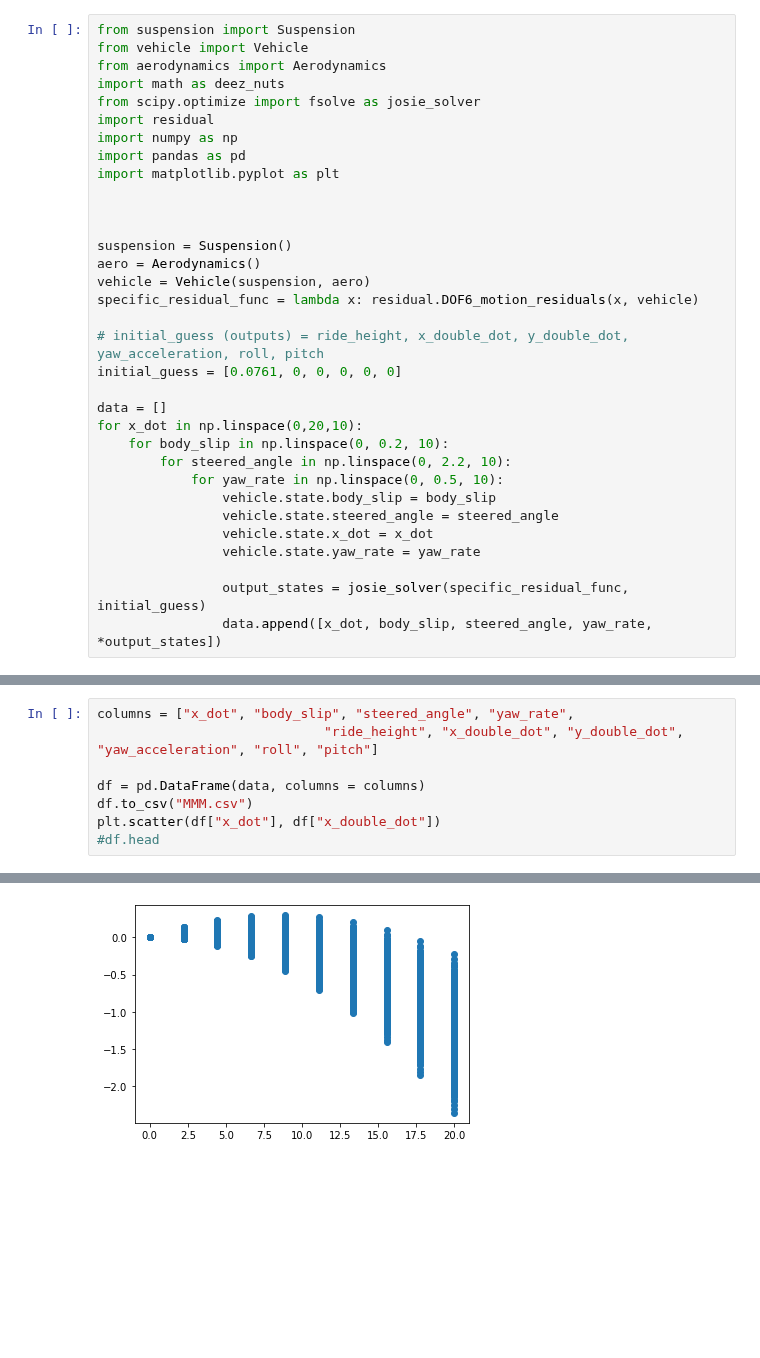
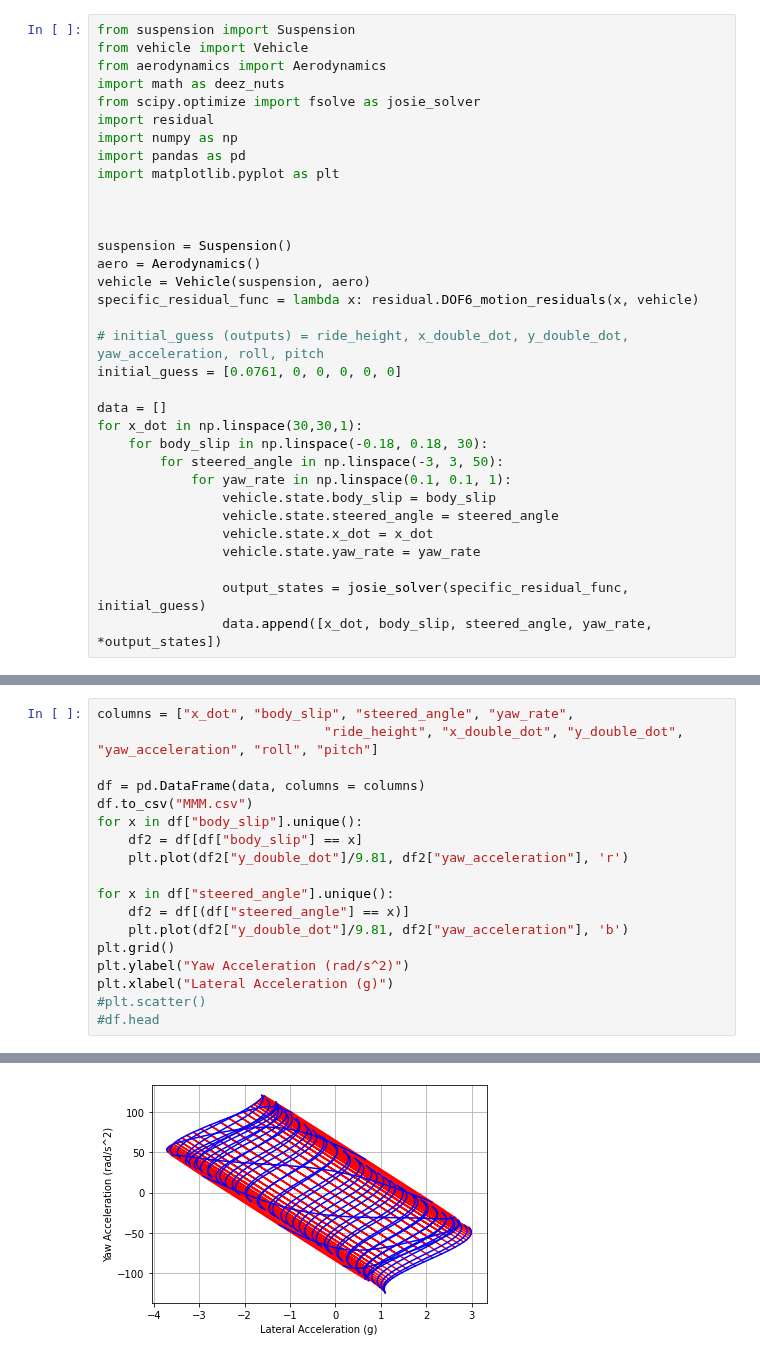
Before and after one commit to LonghornRacingElectric/magic_moment_method, a Jupyter notebook: MMM_plotter.ipynb, the cells around one changed output, grey strips where cells are left out. Cells and saved outputs as stored; diff of their text form; blank space fills up the shorter version.

Commit message:
Created decent MMM diagram

```diff
--- a/MMM_plotter.ipynb
+++ b/MMM_plotter.ipynb
@@ -20,10 +20,10 @@ specific_residual_func = lambda x: residual.DOF6_motion_residuals(x, vehicle)
 initial_guess = [0.0761, 0, 0, 0, 0, 0]
 
 data = []
-for x_dot in np.linspace(0,20,10):
-    for body_slip in np.linspace(0, 0.2, 10):
-        for steered_angle in np.linspace(0, 2.2, 10):
-            for yaw_rate in np.linspace(0, 0.5, 10):
+for x_dot in np.linspace(30,30,1):
+    for body_slip in np.linspace(-0.18, 0.18, 30):
+        for steered_angle in np.linspace(-3, 3, 50):
+            for yaw_rate in np.linspace(0.1, 0.1, 1):
                 vehicle.state.body_slip = body_slip
                 vehicle.state.steered_angle = steered_angle
                 vehicle.state.x_dot = x_dot
@@ -37,6 +40,16 @@ columns = ["x_dot", "body_slip", "steered_angle", "yaw_rate",
 
 df = pd.DataFrame(data, columns = columns)
 df.to_csv("MMM.csv")
-plt.scatter(df["x_dot"], df["x_double_dot"])
+for x in df["body_slip"].unique():
+    df2 = df[df["body_slip"] == x]
+    plt.plot(df2["y_double_dot"]/9.81, df2["yaw_acceleration"], 'r')
+
+for x in df["steered_angle"].unique():
+    df2 = df[(df["steered_angle"] == x)]
+    plt.plot(df2["y_double_dot"]/9.81, df2["yaw_acceleration"], 'b')
+plt.grid()
+plt.ylabel("Yaw Acceleration (rad/s^2)")
+plt.xlabel("Lateral Acceleration (g)")
+#plt.scatter()
 #df.head
 # %% [output]
@@ -44 +57 @@ plt.scatter(df["x_dot"], df["x_double_dot"])
-[figure, old version]
+[figure, new version]
```
Also changed, not shown: parts of 2 cells of this notebook, 4 other files.
